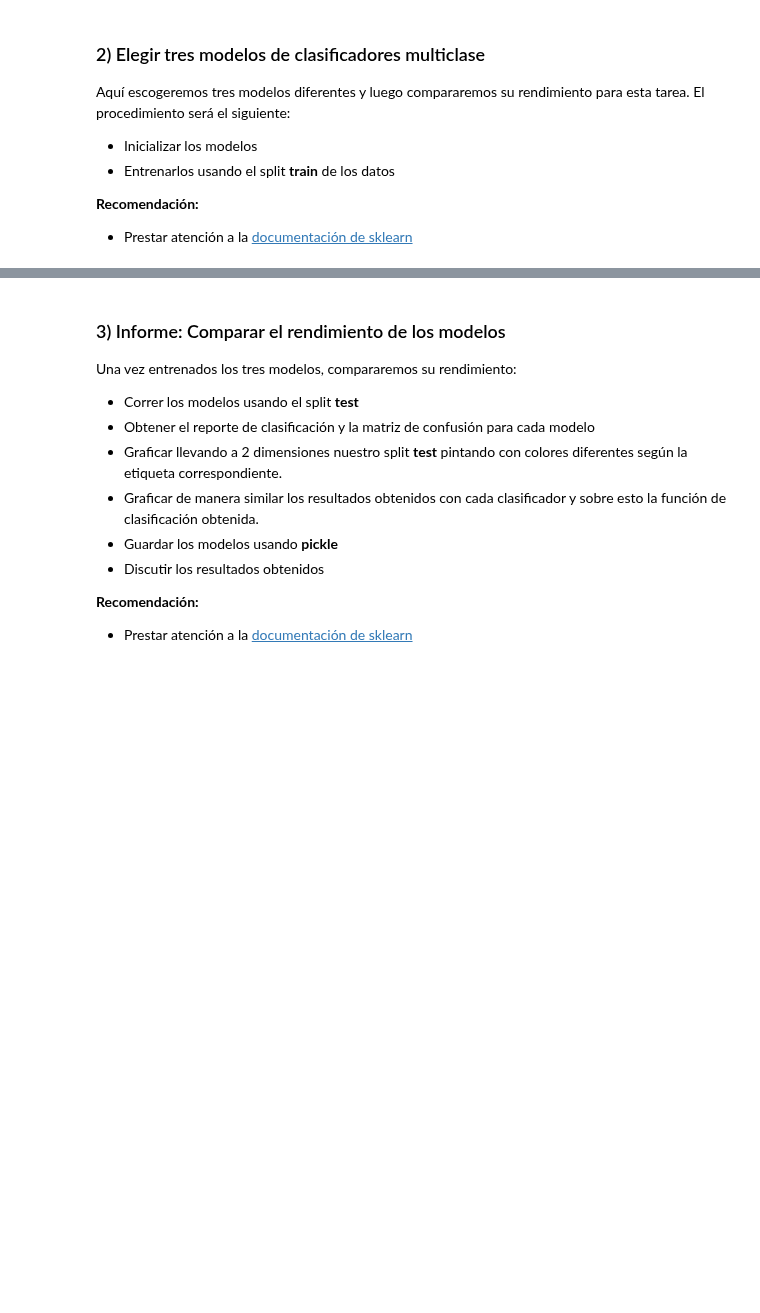
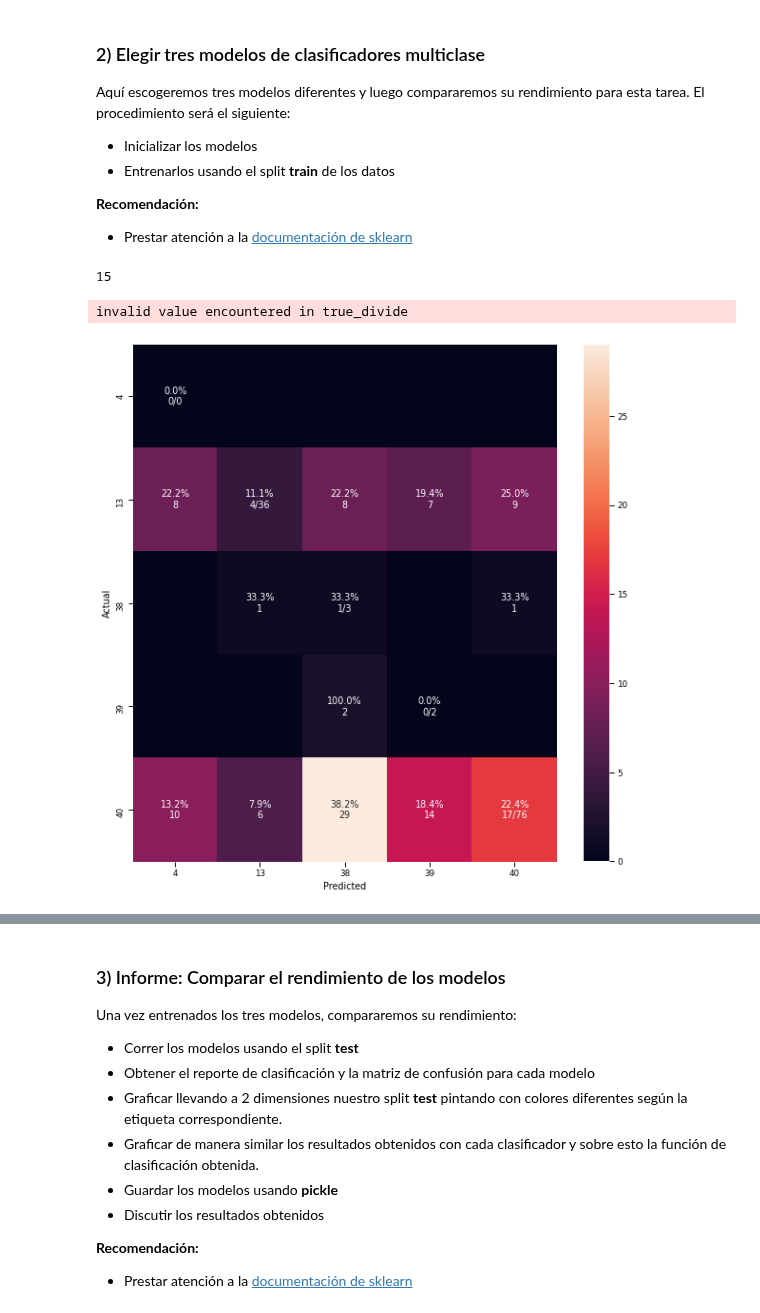
Before and after one commit to karen-pal/mentoria-canciones-DiploDatos, a Jupyter notebook: balancing_practico_3.ipynb, the cells around one changed output, grey strips where cells are left out. Saved outputs shown, nothing was run; the diff lists cells and outputs as text; code cells hidden in the pictures; blank space fills up the shorter version.

Commit message:
diferentes conf matrix

```diff
--- a/balancing_practico_3.ipynb
+++ b/balancing_practico_3.ipynb
@@ -771,3 +771,43 @@ Aquí escogeremos tres modelos diferentes y luego compararemos su rendimiento pa
 
 **Recomendación:**
 - Prestar atención a la [documentación de sklearn](https://scikit-learn.org/stable/)
+# %%
+labels_true = Y.inverse_transform(y_test)
+labels_predicted=Y.inverse_transform(y_pred)
+#y_pred
+#y_pred_last = classifier.predict(X_test.tail(1))
+#print("Predicted ", Y.inverse_transform(y_pred_last), " for song " )
+#X_test.tail(1)
+#y_pred_last
+len(np.unique(labels_predicted))
+# %% [output]
+15
+# %%
+def plot_cm(y_true, y_pred, figsize=(10,10)):
+    cm = confusion_matrix(y_true, y_pred, labels=np.unique(y_true))
+    cm_sum = np.sum(cm, axis=1, keepdims=True)
+    cm_perc = cm / cm_sum.astype(float) * 100
+    cm_perc = np.nan_to_num(cm_perc,nan=0.)
+    annot = np.empty_like(cm).astype(str)
+    nrows, ncols = cm.shape
+    for i in range(nrows):
+        for j in range(ncols):
+            c = cm[i, j]
+            p = cm_perc[i, j]
+            if i == j:
+                s = cm_sum[i]
+                annot[i, j] = '%.1f%%\n%d/%d' % (p, c, s)
+            elif c == 0:
+                annot[i, j] = ''
+            else:
+                annot[i, j] = '%.1f%%\n%d' % (p, c)
+    cm = pd.DataFrame(cm, index=np.unique(y_true), columns=np.unique(y_true))
+    cm.index.name = 'Actual'
+    cm.columns.name = 'Predicted'
+    fig, ax = plt.subplots(figsize=figsize)
+    sns.heatmap(cm, annot=annot, fmt='', ax=ax)
+
+plot_cm(y_pred.argmax(axis=1), y_test.argmax(axis=1))
+# %% [output]
+invalid value encountered in true_divide
+[figure, added]
```
Also changed, not shown: parts of 1 cell of this notebook.
